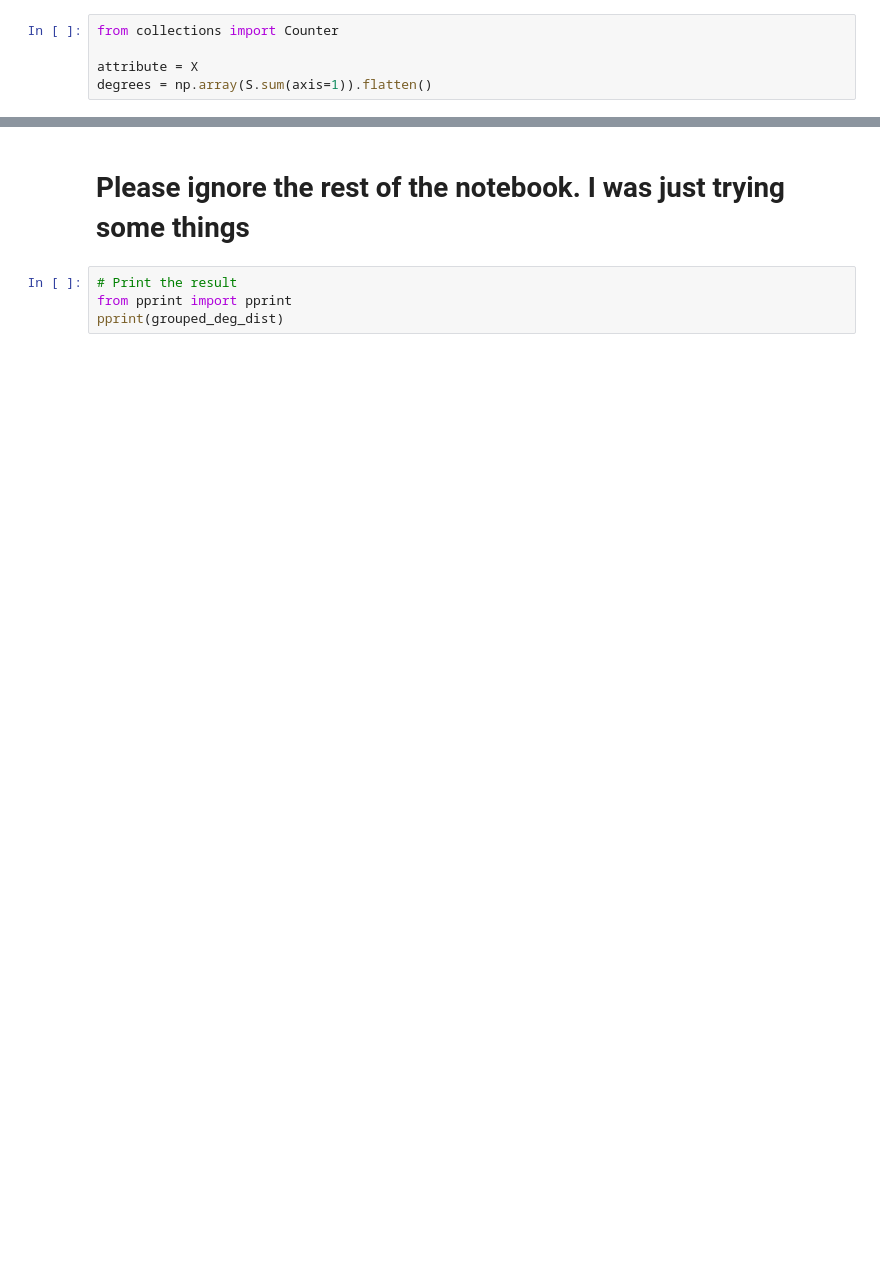
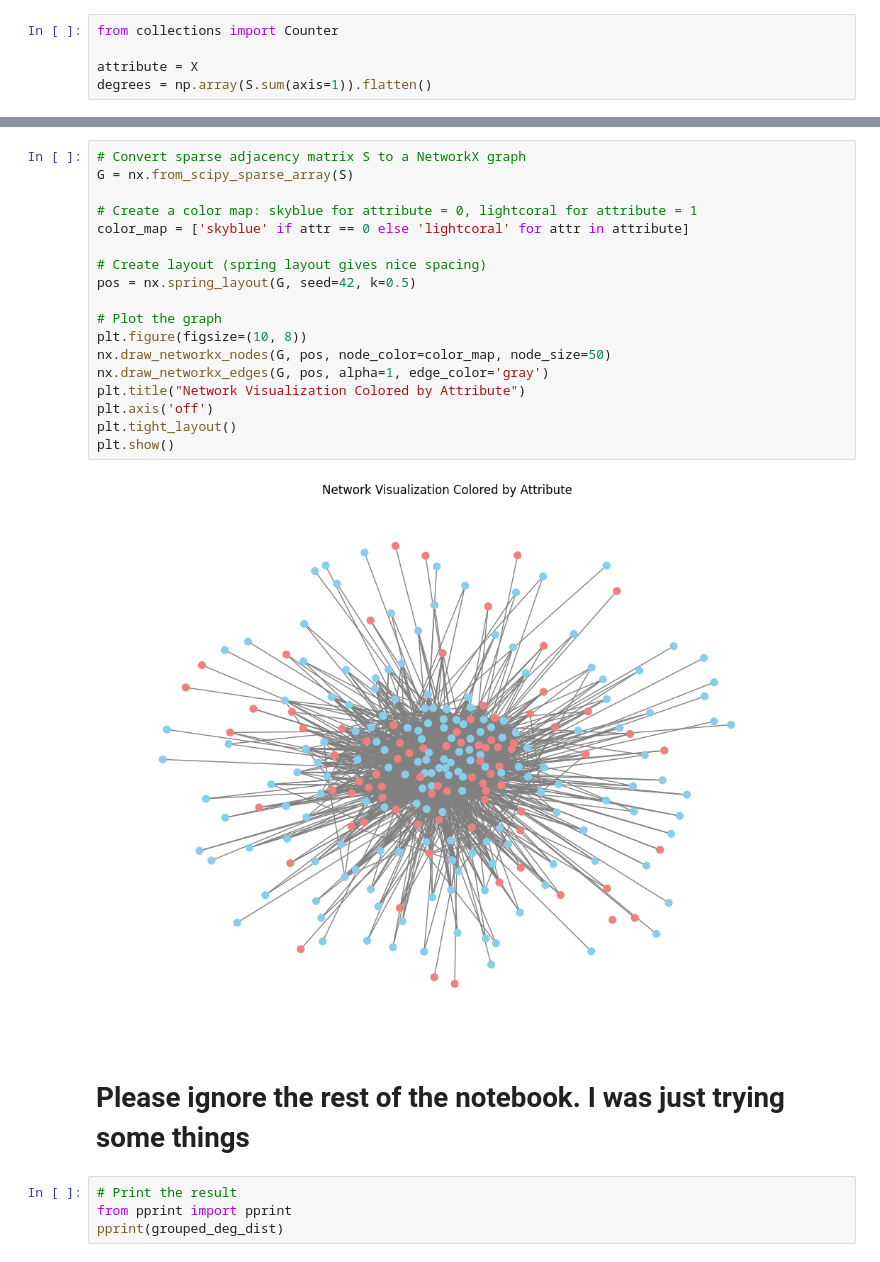
Before and after one commit to skas08/faircat, a Jupyter notebook: generation_degrees.ipynb, the cells around one changed output, grey strips where cells are left out. Drawn from its saved outputs; the diff is of its cells as text; blank space fills up the shorter version.

```diff
--- a/generation_degrees.ipynb
+++ b/generation_degrees.ipynb
@@ -215,3 +277,23 @@ IndexError: list index out of range
+# %%
+# Convert sparse adjacency matrix S to a NetworkX graph
+G = nx.from_scipy_sparse_array(S)
+
+# Create a color map: skyblue for attribute = 0, lightcoral for attribute = 1
+color_map = ['skyblue' if attr == 0 else 'lightcoral' for attr in attribute]
+
+# Create layout (spring layout gives nice spacing)
+pos = nx.spring_layout(G, seed=42, k=0.5)
+
+# Plot the graph
+plt.figure(figsize=(10, 8))
+nx.draw_networkx_nodes(G, pos, node_color=color_map, node_size=50)
+nx.draw_networkx_edges(G, pos, alpha=1, edge_color='gray')
+plt.title("Network Visualization Colored by Attribute")
+plt.axis('off')
+plt.tight_layout()
+plt.show()
+# %% [output]
+[figure, added]
 # %% [markdown]
 # Please ignore the rest of the notebook. I was just trying some things
 # %%
```
Also changed, not shown: parts of 19 cells of this notebook, 1 other file.
